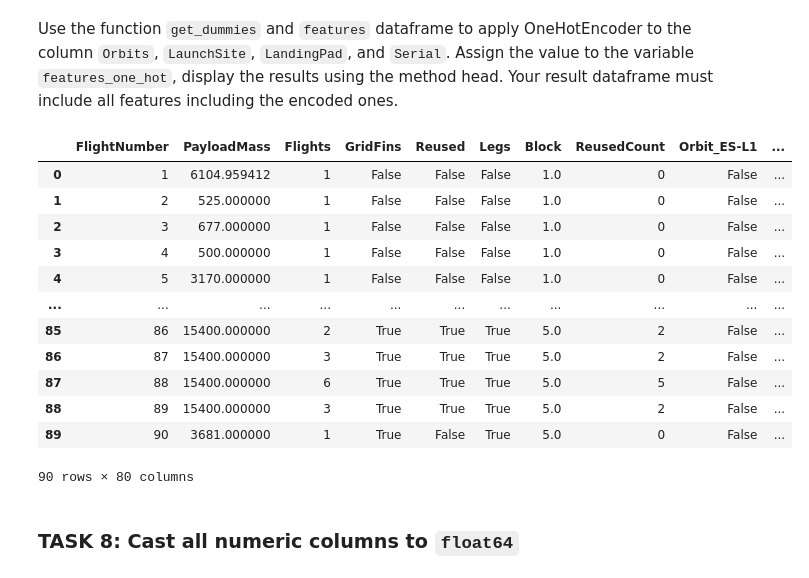
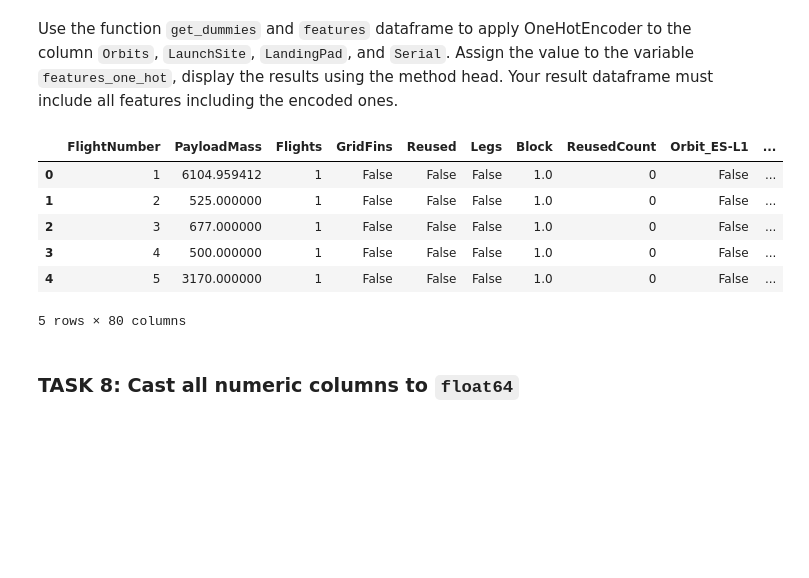
Before and after one commit to marceloimg93/data-science-projects, a Jupyter notebook: chapter 2/jupyter-labs-eda-dataviz-v2.ipynb, the cells around one changed output. Cells and saved outputs as stored; diff of their text form; code cells hidden in the pictures; blank space fills up the shorter version.

```diff
--- a/chapter 2/jupyter-labs-eda-dataviz-v2.ipynb
+++ b/chapter 2/jupyter-labs-eda-dataviz-v2.ipynb
@@ -166,10 +194,18 @@ You can plot a line chart with x axis to be <code>Year</code> and y axis to be a
 The function will help you get the year from the date:
 # %%
 # A function to Extract years from the date
-year=[]
+# year=[]
 def Extract_year(date):
-    for i in df["Date"]:
-        year.append(i.split("-")[0])
-    return year
+    return date.split("-")[0]
+    # for i in df["Date"]:
+    #     year.append(i.split("-")[0])
+    # return year
 # %%
 # Plot a line chart with x axis to be the extracted year and y axis to be the success rate
+df["Year"] = df["Date"].apply(Extract_year)
+sns.lineplot(
+    data=df,
+    x="Year",
+    y="Class",
+)
+plt.show()
@@ -195,21 +233,19 @@ features.head()
 Use the function <code>get_dummies</code> and <code>features</code> dataframe to apply OneHotEncoder to the column <code>Orbits</code>, <code>LaunchSite</code>, <code>LandingPad</code>, and <code>Serial</code>. Assign the value to the variable <code>features_one_hot</code>, display the results using the method head. Your result dataframe must include all features including the encoded ones.
 # %%
 # HINT: Use get_dummies() function on the categorical columns
-pd.get_dummies(features)
+features_one_hot = pd.get_dummies(
+    data=features,
+    columns=["Orbit", "LaunchSite", "LandingPad", "Serial"],
+)
+features_one_hot.head()
 # %% [output]
 |  | FlightNumber | PayloadMass | Flights | GridFins | Reused | Legs | Block | ReusedCount | Orbit_ES-L1 | ... |
 | 0 | 1 | 6104.959412 | 1 | False | False | False | 1.0 | 0 | False | ... |
 | 1 | 2 | 525.000000 | 1 | False | False | False | 1.0 | 0 | False | ... |
 | 2 | 3 | 677.000000 | 1 | False | False | False | 1.0 | 0 | False | ... |
 | 3 | 4 | 500.000000 | 1 | False | False | False | 1.0 | 0 | False | ... |
 | 4 | 5 | 3170.000000 | 1 | False | False | False | 1.0 | 0 | False | ... |
-| ... | ... | ... | ... | ... | ... | ... | ... | ... | ... | ... |
-| 85 | 86 | 15400.000000 | 2 | True | True | True | 5.0 | 2 | False | ... |
-| 86 | 87 | 15400.000000 | 3 | True | True | True | 5.0 | 2 | False | ... |
-| 87 | 88 | 15400.000000 | 6 | True | True | True | 5.0 | 5 | False | ... |
-| 88 | 89 | 15400.000000 | 3 | True | True | True | 5.0 | 2 | False | ... |
-| 89 | 90 | 3681.000000 | 1 | True | False | True | 5.0 | 0 | False | ... |
-90 rows × 80 columns
+5 rows × 80 columns
 # %% [markdown]
 ### TASK  8: Cast all numeric columns to `float64`
 # %% [markdown]
```
Also changed, not shown: parts of 6 cells of this notebook.
